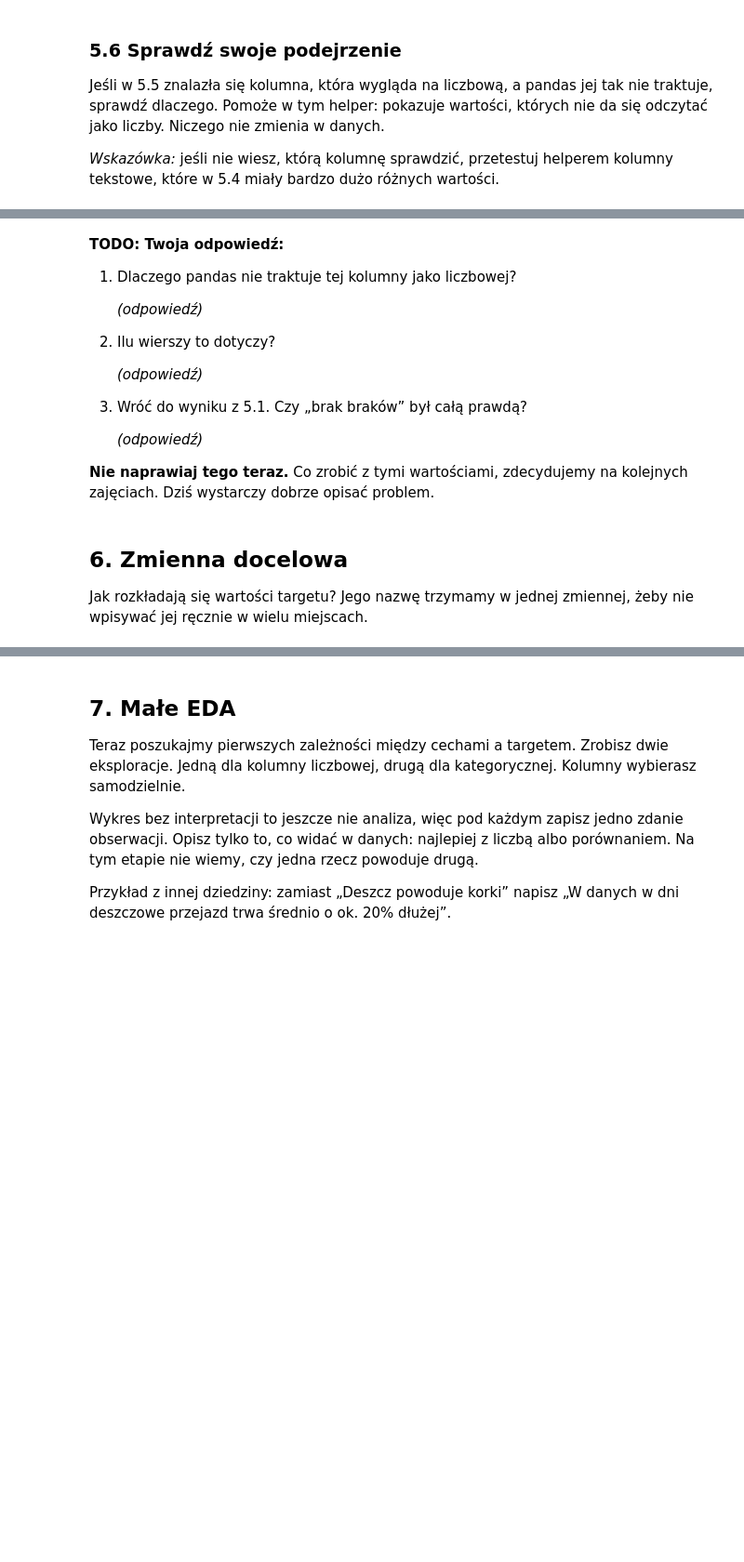
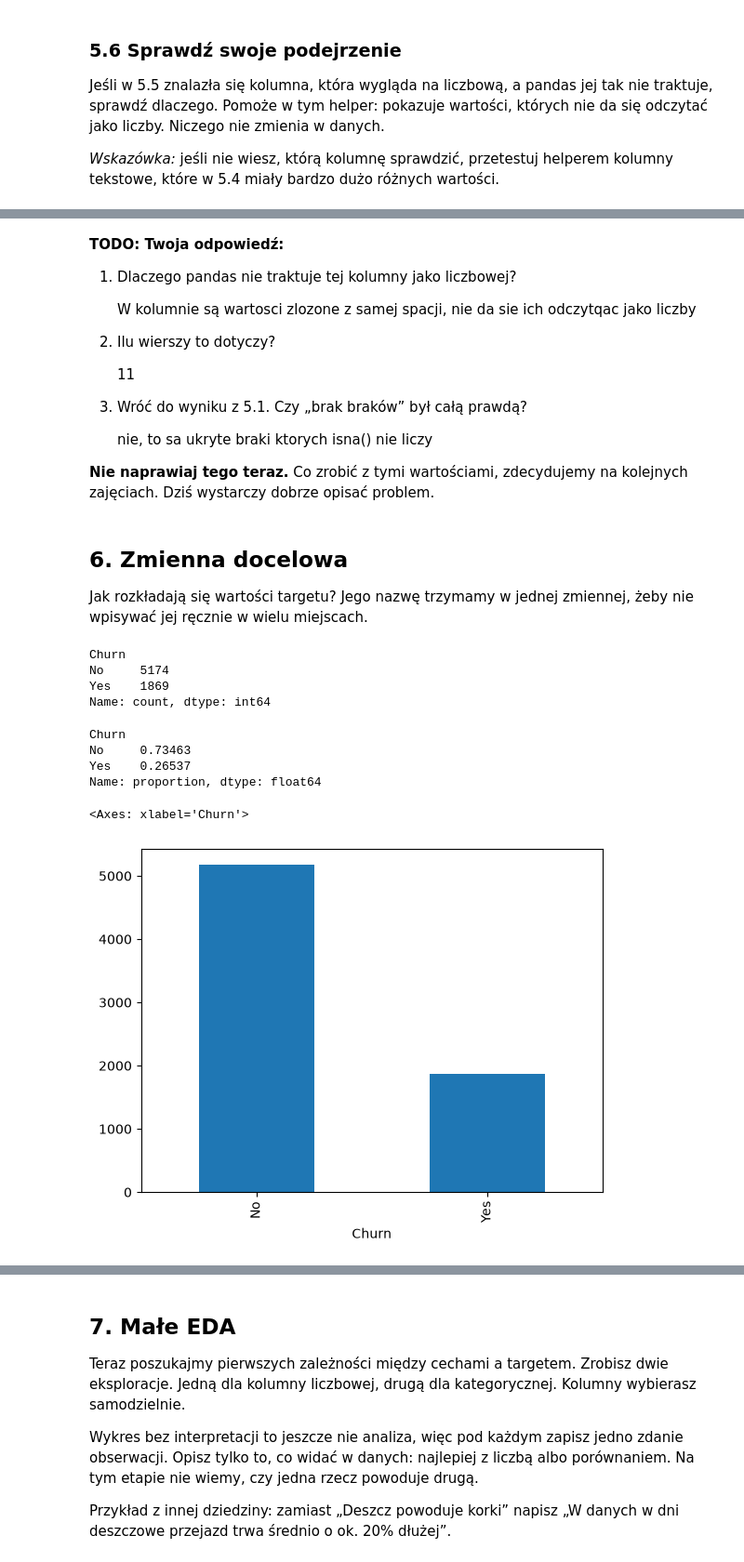
Before and after one commit to Bukvsky/s31489---ASI, a Jupyter notebook: notebooks/01_onboarding_eda.ipynb, the cells around one changed output, grey strips where cells are left out. Shown: that part at 93% size. Drawn from its saved outputs; the diff is of its cells as text; code cells hidden in the pictures; blank space fills up the shorter version.

```diff
--- a/notebooks/01_onboarding_eda.ipynb
+++ b/notebooks/01_onboarding_eda.ipynb
@@ -357,15 +359,15 @@ ValueError: Uzupełnij TODO: wpisz nazwę kolumny w cudzysłowie, np. column_to_
 
 1. Dlaczego pandas nie traktuje tej kolumny jako liczbowej?
 
-   *(odpowiedź)*
+   W kolumnie są wartosci zlozone z samej spacji, nie da sie ich odczytqac jako liczby
 
 2. Ilu wierszy to dotyczy?
 
-   *(odpowiedź)*
+   11
 
 3. Wróć do wyniku z 5.1. Czy „brak braków” był całą prawdą?
 
-   *(odpowiedź)*
+   nie, to sa ukryte braki ktorych isna() nie liczy
 
 **Nie naprawiaj tego teraz.** Co zrobić z tymi wartościami, zdecydujemy na kolejnych zajęciach. Dziś wystarczy dobrze opisać problem.
 # %% [markdown]
@@ -376,12 +378,27 @@ Jak rozkładają się wartości targetu? Jego nazwę trzymamy w jednej zmiennej,
 TARGET = "Churn"
 # %%
 # TODO: policz, ile wierszy ma każda wartość targetu.
+df[TARGET].value_counts()
+# %% [output]
+Churn
+No     5174
+Yes    1869
+Name: count, dtype: int64
 # %%
 # TODO: policz proporcje klas (ułamki, które sumują się do 1).
-# Wskazówka: metoda z poprzedniej komórki ma parametr, który zamienia liczności na proporcje.
+df[TARGET].value_counts(normalize=True)# Wskazówka: metoda z poprzedniej komórki ma parametr, który zamienia liczności na proporcje.
+# %% [output]
+Churn
+No     0.73463
+Yes    0.26537
+Name: proportion, dtype: float64
 # %%
 # TODO: narysuj wykres słupkowy liczności klas.
 # Wskazówka: wynik value_counts() ma własną metodę .plot(kind="bar").
+df[TARGET].value_counts().plot(kind="bar")
+# %% [output]
+<Axes: xlabel='Churn'>
+[figure, added]
 # %% [markdown]
 **TODO: Twoja odpowiedź:**
 
```
Also changed, not shown: parts of 9 cells of this notebook.
